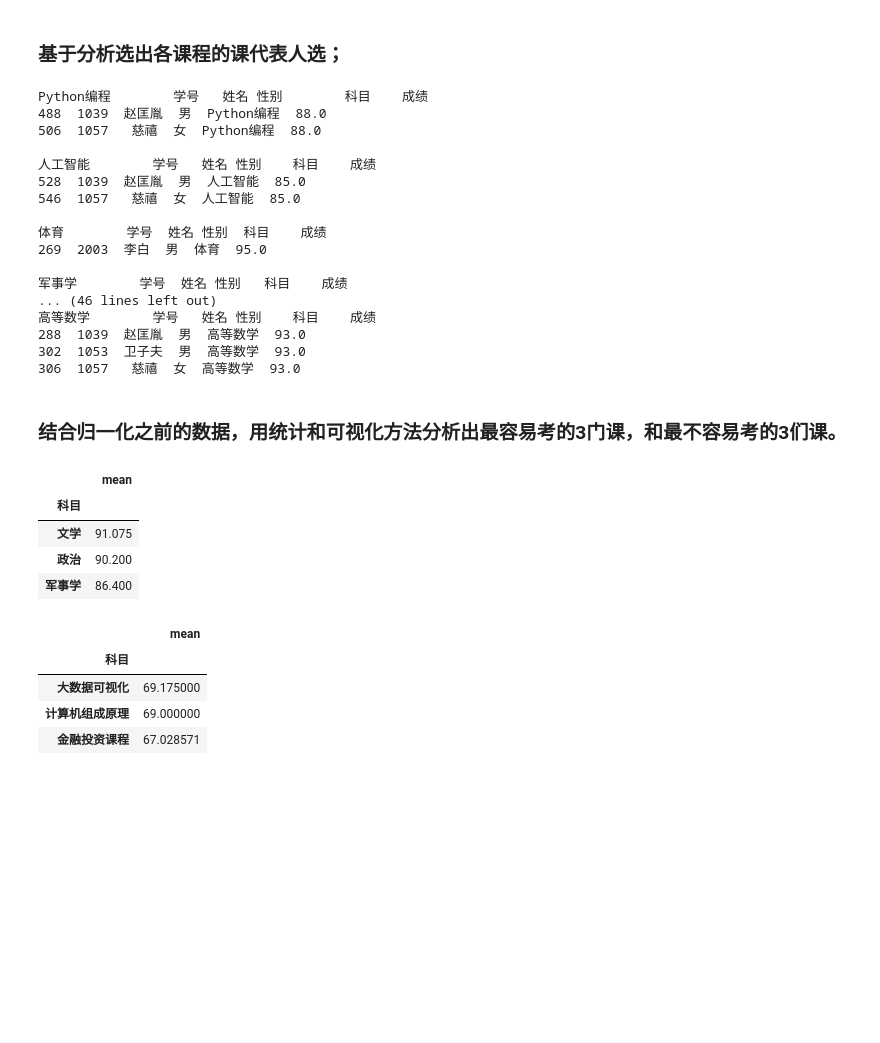
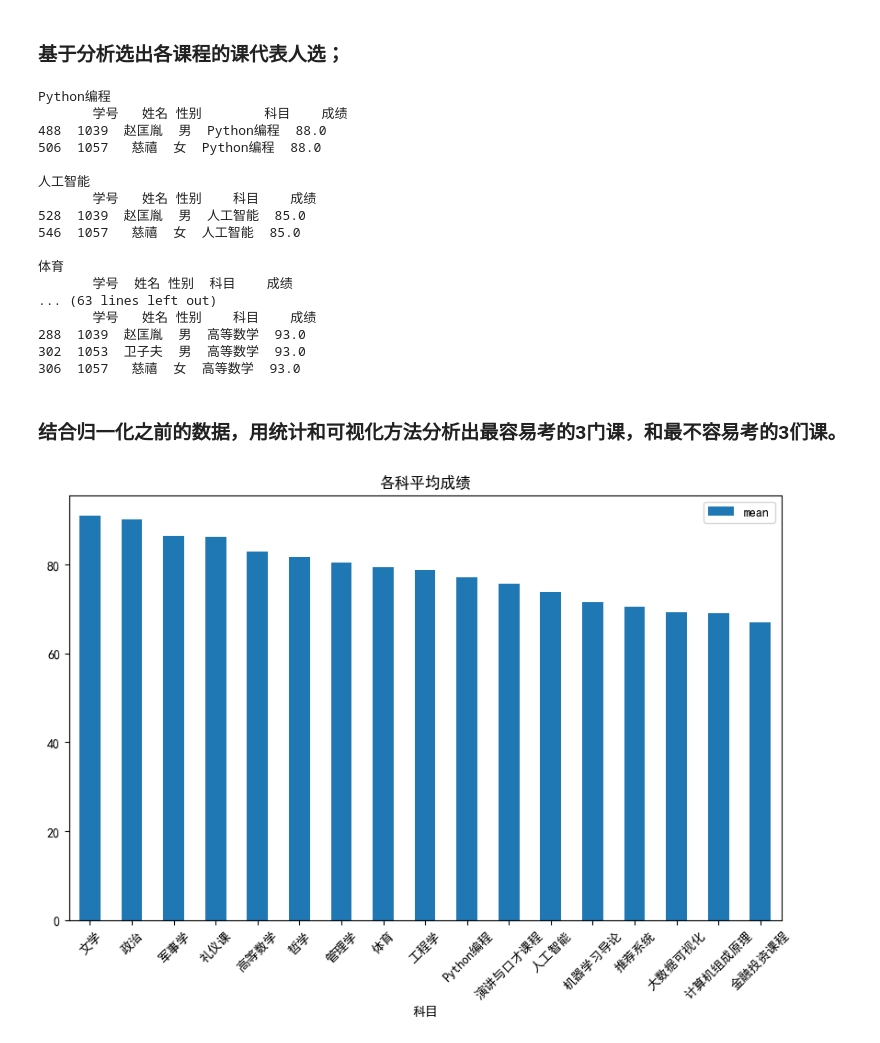
Before and after one commit to xcRRRRt/Data-Visualization, a Jupyter notebook: 考试二/考试二.ipynb, the cells around one changed output. Cells and saved outputs as stored; diff of their text form; code cells hidden in the pictures; blank space fills up the shorter version.

```diff
--- a/考试二/考试二.ipynb
+++ b/考试二/考试二.ipynb
@@ -47,5 +90,8 @@ score_long2.head()
 ### 将两张长表合并；
 # %%
 score_stack = pd.concat([score_long1, score_long2], axis=0, ignore_index=True)
-score_stack.shape, score_long1.shape, score_long2.shape, score_stack.head()
+score_stack_all = score_stack.copy()
+print(f"score_long1形状：{score_long1.shape}")
+print(f"score_long2形状：{score_long2.shape}")
+print(f"score_stack形状：{score_stack.shape}")
 # %% [output]
@@ -145,42 +203,35 @@ plt.show()
 ### 基于分析选出各课程的课代表人选；
 # %%
 # 求每一科成绩最高的学生
-for course, group in students_score_all_long.groupby('科目'):
-    print(course, group[group['成绩'] == group['成绩'].max()], end='\n\n')
+for course, group in score_stack_all.groupby('科目'):
+    print(course)
+    print(group[group['成绩'] == group['成绩'].max()], end='\n\n')
 # %% [output]
-Python编程        学号   姓名 性别        科目    成绩
+Python编程
+       学号   姓名 性别        科目    成绩
 488  1039  赵匡胤  男  Python编程  88.0
 506  1057   慈禧  女  Python编程  88.0
 
-人工智能        学号   姓名 性别    科目    成绩
+人工智能
+       学号   姓名 性别    科目    成绩
 528  1039  赵匡胤  男  人工智能  85.0
 546  1057   慈禧  女  人工智能  85.0
 
-体育        学号  姓名 性别  科目    成绩
-269  2003  李白  男  体育  95.0
-
-军事学        学号  姓名 性别   科目    成绩
-... (46 lines left out)
-高等数学        学号   姓名 性别    科目    成绩
+体育
+       学号  姓名 性别  科目    成绩
+... (63 lines left out)
+       学号   姓名 性别    科目    成绩
 288  1039  赵匡胤  男  高等数学  93.0
 302  1053  卫子夫  男  高等数学  93.0
 306  1057   慈禧  女  高等数学  93.0
 # %% [markdown]
 ### 结合归一化之前的数据，用统计和可视化方法分析出最容易考的3门课，和最不容易考的3们课。
 # %%
-# 结合归一化之前的数据，用统计和可视化方法分析出最容易考的3门课，和最不容易考的3们课
-students_score_all_long.groupby('科目')['成绩'].agg(['mean']).sort_values(by='mean', ascending=False).head(3)
+mean_df = score_stack_all.groupby('科目')['成绩'].agg(['mean']).sort_values(by='mean', ascending=False)
-# %% [output]
-|  | mean |
-| 科目 |  |
-| 文学 | 91.075 |
-| 政治 | 90.200 |
-| 军事学 | 86.400 |
-# %%
-students_score_all_long.groupby('科目')['成绩'].agg(['mean']).sort_values(by='mean', ascending=False).tail(3)
-# %% [output]
-|  | mean |
-| 科目 |  |
-| 大数据可视化 | 69.175000 |
-| 计算机组成原理 | 69.000000 |
-| 金融投资课程 | 67.028571 |
+# %%
+mean_df.plot(kind='bar', figsize=(10, 6))
+plt.title('各科平均成绩')
+plt.xticks(rotation=45)
+plt.show()
+# %% [output]
+[figure, added]
```
Also changed, not shown: parts of 14 cells of this notebook.
